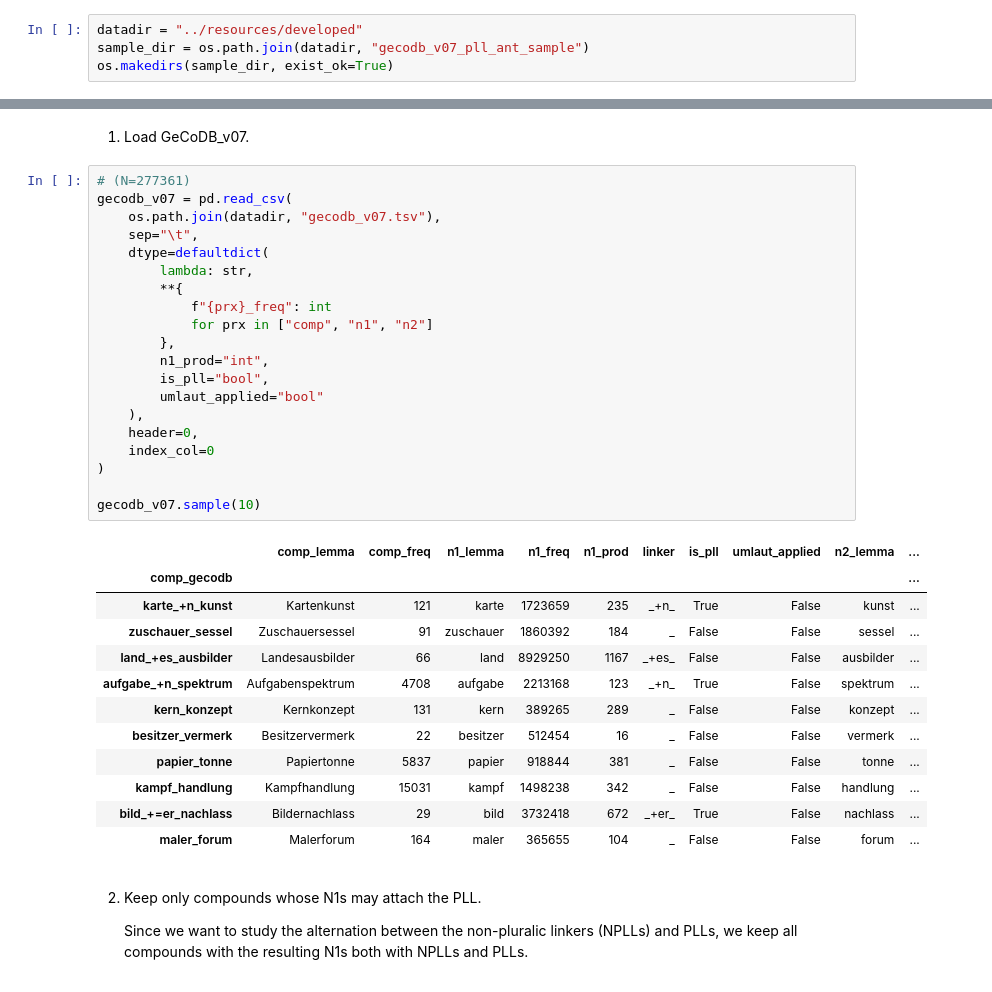
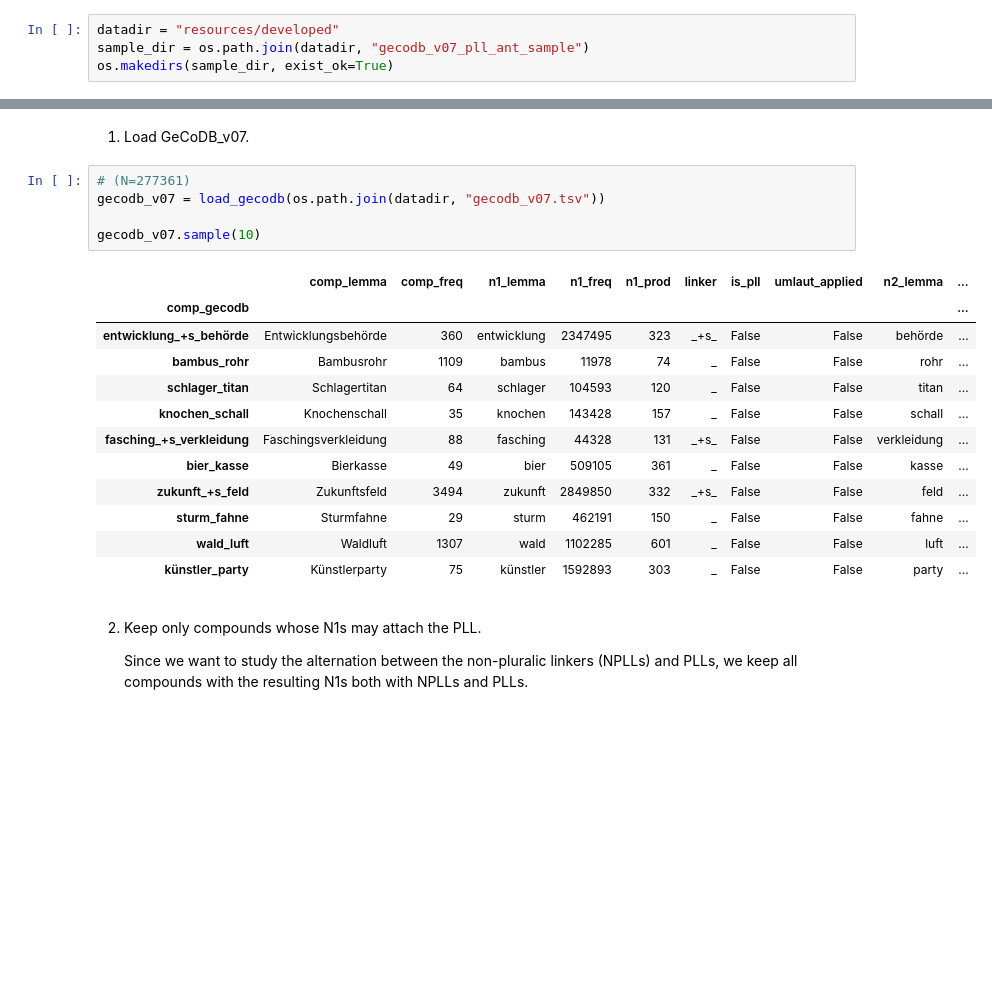
Before and after one commit to maxschmaltz/DieKonstraints, a Jupyter notebook: data_utils/prepare_gecodb_v07_pll_ant_sample.ipynb, the cells around one changed output, grey strips where cells are left out. Saved outputs shown, nothing was run; the diff lists cells and outputs as text; blank space fills up the shorter version.

```diff
--- a/data_utils/prepare_gecodb_v07_pll_ant_sample.ipynb
+++ b/data_utils/prepare_gecodb_v07_pll_ant_sample.ipynb
@@ -11,5 +17,5 @@ from dereko_search import get_dereko_matches
 # %%
-datadir = "../resources/developed"
+datadir = "resources/developed"
 sample_dir = os.path.join(datadir, "gecodb_v07_pll_ant_sample")
 os.makedirs(sample_dir, exist_ok=True)
 # %%
@@ -39,37 +45,22 @@ To achieve that, we will proceed as follows:
 1. Load GeCoDB_v07.
 # %%
 # (N=277361)
-gecodb_v07 = pd.read_csv(
-    os.path.join(datadir, "gecodb_v07.tsv"),
-    sep="\t",
-    dtype=defaultdict(
-        lambda: str,
-        **{
-            f"{prx}_freq": int
-            for prx in ["comp", "n1", "n2"]
-        },
-        n1_prod="int",
-        is_pll="bool",
-        umlaut_applied="bool"
-    ),
-    header=0,
-    index_col=0
-)
+gecodb_v07 = load_gecodb(os.path.join(datadir, "gecodb_v07.tsv"))
 
 gecodb_v07.sample(10)
 # %% [output]
 |  | comp_lemma | comp_freq | n1_lemma | n1_freq | n1_prod | linker | is_pll | umlaut_applied | n2_lemma | ... |
 | comp_gecodb |  |  |  |  |  |  |  |  |  | ... |
-| karte_+n_kunst | Kartenkunst | 121 | karte | 1723659 | 235 | _+n_ | True | False | kunst | ... |
-| zuschauer_sessel | Zuschauersessel | 91 | zuschauer | 1860392 | 184 | _ | False | False | sessel | ... |
-| land_+es_ausbilder | Landesausbilder | 66 | land | 8929250 | 1167 | _+es_ | False | False | ausbilder | ... |
-| aufgabe_+n_spektrum | Aufgabenspektrum | 4708 | aufgabe | 2213168 | 123 | _+n_ | True | False | spektrum | ... |
-| kern_konzept | Kernkonzept | 131 | kern | 389265 | 289 | _ | False | False | konzept | ... |
-| besitzer_vermerk | Besitzervermerk | 22 | besitzer | 512454 | 16 | _ | False | False | vermerk | ... |
-| papier_tonne | Papiertonne | 5837 | papier | 918844 | 381 | _ | False | False | tonne | ... |
-| kampf_handlung | Kampfhandlung | 15031 | kampf | 1498238 | 342 | _ | False | False | handlung | ... |
-| bild_+=er_nachlass | Bildernachlass | 29 | bild | 3732418 | 672 | _+er_ | True | False | nachlass | ... |
-| maler_forum | Malerforum | 164 | maler | 365655 | 104 | _ | False | False | forum | ... |
+| entwicklung_+s_behörde | Entwicklungsbehörde | 360 | entwicklung | 2347495 | 323 | _+s_ | False | False | behörde | ... |
+| bambus_rohr | Bambusrohr | 1109 | bambus | 11978 | 74 | _ | False | False | rohr | ... |
+| schlager_titan | Schlagertitan | 64 | schlager | 104593 | 120 | _ | False | False | titan | ... |
+| knochen_schall | Knochenschall | 35 | knochen | 143428 | 157 | _ | False | False | schall | ... |
+| fasching_+s_verkleidung | Faschingsverkleidung | 88 | fasching | 44328 | 131 | _+s_ | False | False | verkleidung | ... |
+| bier_kasse | Bierkasse | 49 | bier | 509105 | 361 | _ | False | False | kasse | ... |
+| zukunft_+s_feld | Zukunftsfeld | 3494 | zukunft | 2849850 | 332 | _+s_ | False | False | feld | ... |
+| sturm_fahne | Sturmfahne | 29 | sturm | 462191 | 150 | _ | False | False | fahne | ... |
+| wald_luft | Waldluft | 1307 | wald | 1102285 | 601 | _ | False | False | luft | ... |
+| künstler_party | Künstlerparty | 75 | künstler | 1592893 | 303 | _ | False | False | party | ... |
 # %% [markdown]
 2. Keep only compounds whose N1s may attach the PLL.
 
```
Also changed, not shown: parts of 2 cells of this notebook, 9 other files.
